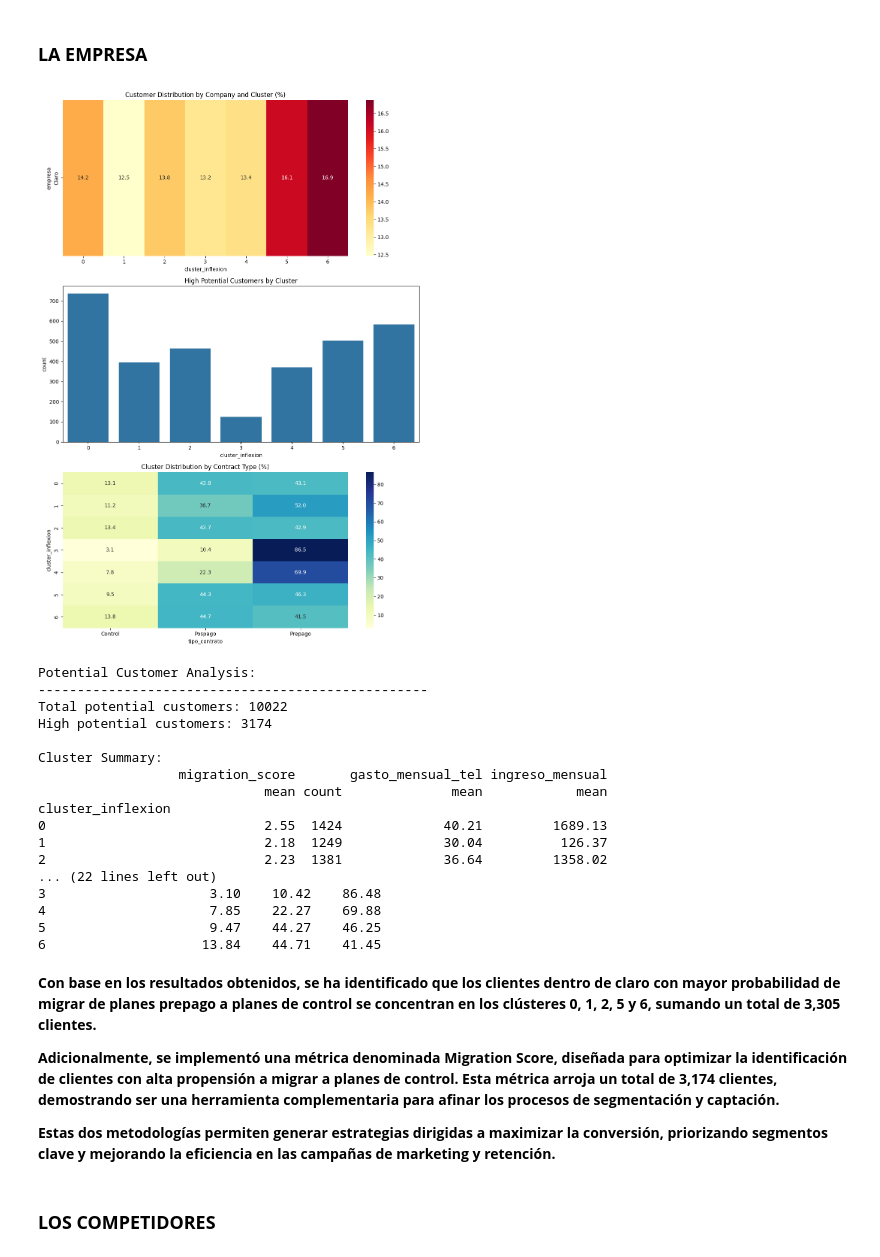
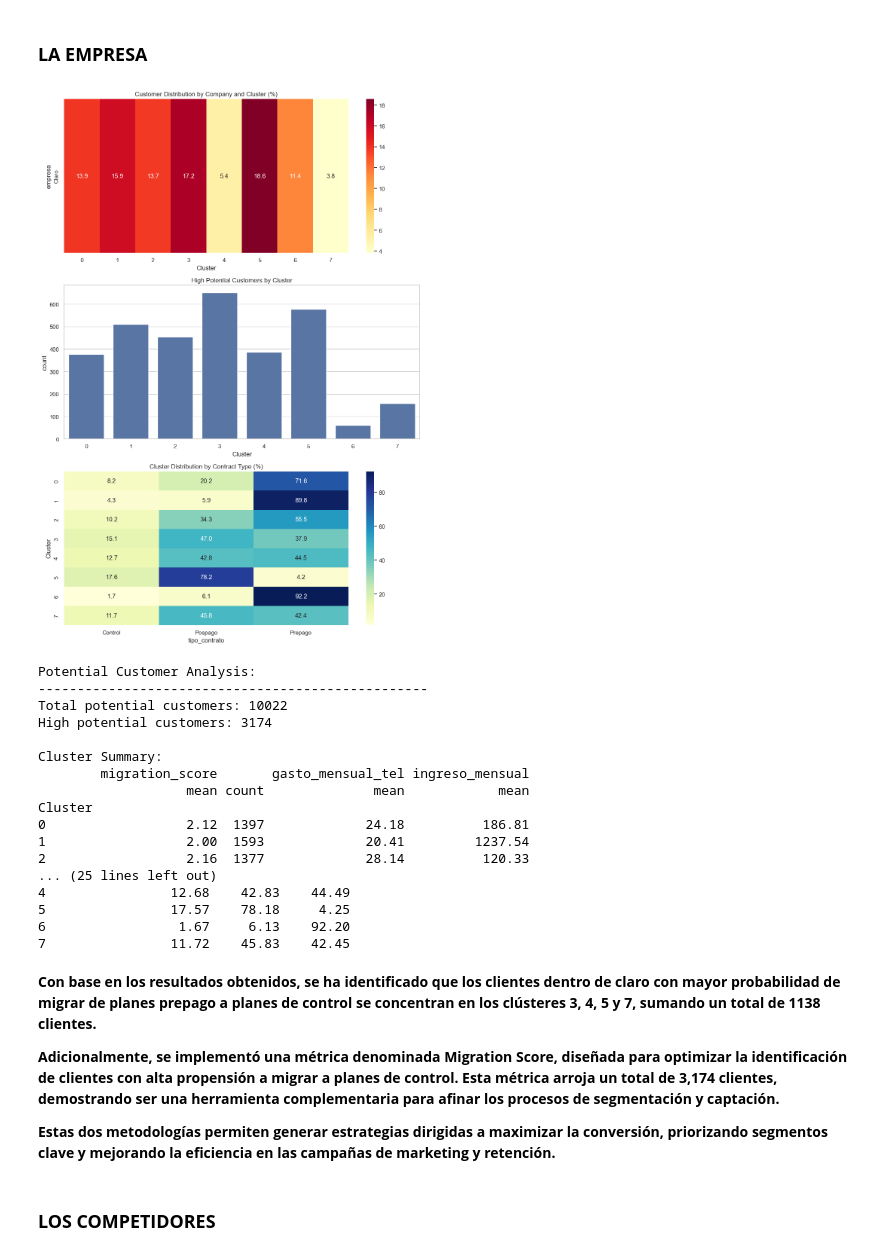
Before and after one commit to Luivelo/Final-TEE, a Jupyter notebook: Final_TEE.ipynb, the cells around one changed output. Saved outputs shown, nothing was run; the diff lists cells and outputs as text; code cells hidden in the pictures.

```diff
--- a/Final_TEE.ipynb
+++ b/Final_TEE.ipynb
@@ -257,9 +306,6 @@ results = analisis_clustering(data)
 [figure]
 [figure]
 [figure]
-# %%
-clusters_inflexion = results['clusters_inflexion']
-clusters_silhouette = results['clusters_silhouette']
 # %%
 def visualizar_kmeans_7clusters_completo(data):
     """
@@ -393,5 +405,5 @@ Name: count, dtype: int64
 # %%
-data_potencial = data_con_clusters.copy()
+data_potencial = clusters_inflexion.copy()
 data_potencial['empresa'] = data_potencial['empresa'].map({1: 'Movistar', 2: 'Claro', 3: 'Entel', 4: 'Bitel', 5: 'Otros'})
 # %% [markdown]
 ### - Mostrar gráficamente o mediante tablas el número potencial de clientes migrables a planes Control de Claro (20 puntos)
@@ -428,7 +440,7 @@ def analyze_migration_potential(data):
     ax2 = fig.add_subplot(gs[0, 0])
     company_dist = pd.crosstab(
         potential_customers['empresa'],
-        potential_customers['cluster_inflexion'],
+        potential_customers['Cluster'],
         normalize='index'
     ) * 100
     sns.heatmap(company_dist, annot=True, fmt='.1f', cmap='YlOrRd', ax=ax2)
@@ -437,13 +449,13 @@ def analyze_migration_potential(data):
     # 4. High potential customers
     ax4 = fig.add_subplot(gs[1, 0])
     high_potential = potential_customers[potential_customers['migration_score'] >= 3]
-    sns.countplot(data=high_potential, x='cluster_inflexion', ax=ax4)
+    sns.countplot(data=high_potential, x='Cluster', ax=ax4)
     ax4.set_title('High Potential Customers by Cluster')
 
     # 5. Cluster and Contract Type Cross-tabulation
     ax5 = fig.add_subplot(gs[2, 0])
     cluster_contract_crosstab = pd.crosstab(
-        potential_customers['cluster_inflexion'],
+        potential_customers['Cluster'],
         potential_customers['tipo_contrato'],
         normalize='index'
     ) * 100
@@ -460,57 +472,57 @@ def analyze_migration_potential(data):
     print(f"High potential customers: {len(high_potential)}")
 
     # Cluster analysis
-    cluster_summary = potential_customers.groupby('cluster_inflexion').agg({
+    cluster_summary = potential_customers.groupby('Cluster').agg({
         'migration_score': ['mean', 'count'],
         'gasto_mensual_tel': 'mean',
         'ingreso_mensual': 'mean'
     }).round(2)
 
     print("\nCluster Summary:")
     print(cluster_summary)
 
     # Cluster and Contract Type Cross-tabulation
     print("\nCluster and Contract Type Cross-tabulation:")
     cluster_contract_counts = pd.crosstab(
-        potential_customers['cluster_inflexion'],
+        potential_customers['Cluster'],
         potential_customers['tipo_contrato']
     )
     print(cluster_contract_counts)
 
     # Percentage Distribution
     cluster_contract_percent = pd.crosstab(
-        potential_customers['cluster_inflexion'],
+        potential_customers['Cluster'],
         potential_customers['tipo_contrato'],
         normalize='index'
     ) * 100
     print("\nCluster and Contract Type Percentage Distribution:")
     print(cluster_contract_percent.round(2))
 
-    return potential_customers[['empresa', 'cluster_inflexion', 'migration_score', 'nse', 'tipo_contrato']]
+    return potential_customers[['empresa', 'Cluster', 'migration_score', 'nse', 'tipo_contrato']]
 
 # Execute analysis
 results = analyze_migration_potential(data_potencial)
 # %% [output]
-[figure, old version]
+[figure, new version]
 Potential Customer Analysis:
 --------------------------------------------------
 Total potential customers: 10022
 High potential customers: 3174
 
 Cluster Summary:
-                  migration_score       gasto_mensual_tel ingreso_mensual
-                             mean count              mean            mean
-cluster_inflexion
-0                            2.55  1424             40.21         1689.13
-1                            2.18  1249             30.04          126.37
-2                            2.23  1381             36.64         1358.02
-... (22 lines left out)
-3                     3.10    10.42    86.48
-4                     7.85    22.27    69.88
-5                     9.47    44.27    46.25
-6                    13.84    44.71    41.45
+        migration_score       gasto_mensual_tel ingreso_mensual
+                   mean count              mean            mean
+Cluster
+0                  2.12  1397             24.18          186.81
+1                  2.00  1593             20.41         1237.54
+2                  2.16  1377             28.14          120.33
+... (25 lines left out)
+4                12.68    42.83    44.49
+5                17.57    78.18     4.25
+6                 1.67     6.13    92.20
+7                11.72    45.83    42.45
 # %% [markdown]
-**Con base en los resultados obtenidos, se ha identificado que los clientes dentro de claro con mayor probabilidad de migrar de planes prepago a planes de control se concentran en los clústeres 0, 1, 2, 5 y 6, sumando un total de 3,305 clientes.**
+**Con base en los resultados obtenidos, se ha identificado que los clientes dentro de claro con mayor probabilidad de migrar de planes prepago a planes de control se concentran en los clústeres 3, 4, 5 y 7, sumando un total de 1138 clientes.**
 
 **Adicionalmente, se implementó una métrica denominada Migration Score, diseñada para optimizar la identificación de clientes con alta propensión a migrar a planes de control. Esta métrica arroja un total de 3,174 clientes, demostrando ser una herramienta complementaria para afinar los procesos de segmentación y captación.**
 
```
Also changed, not shown: parts of 10 cells of this notebook.
